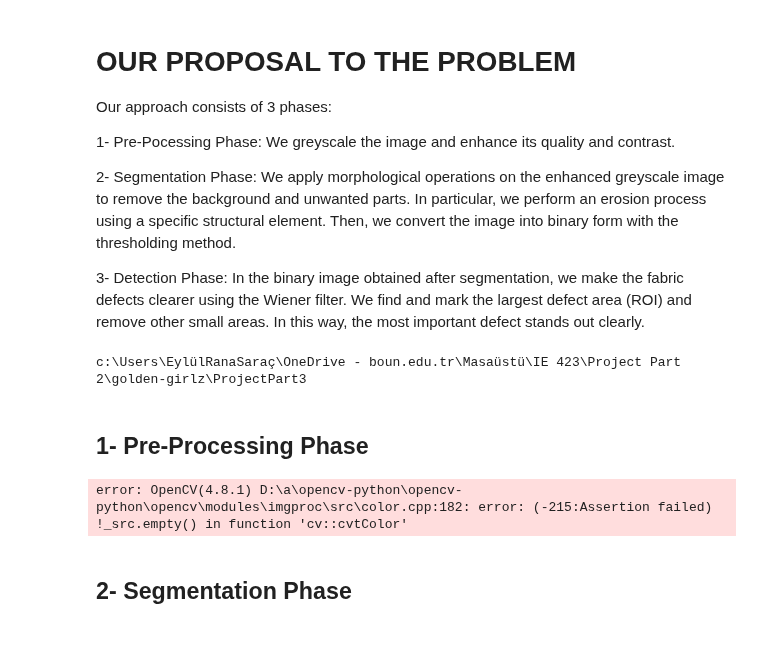
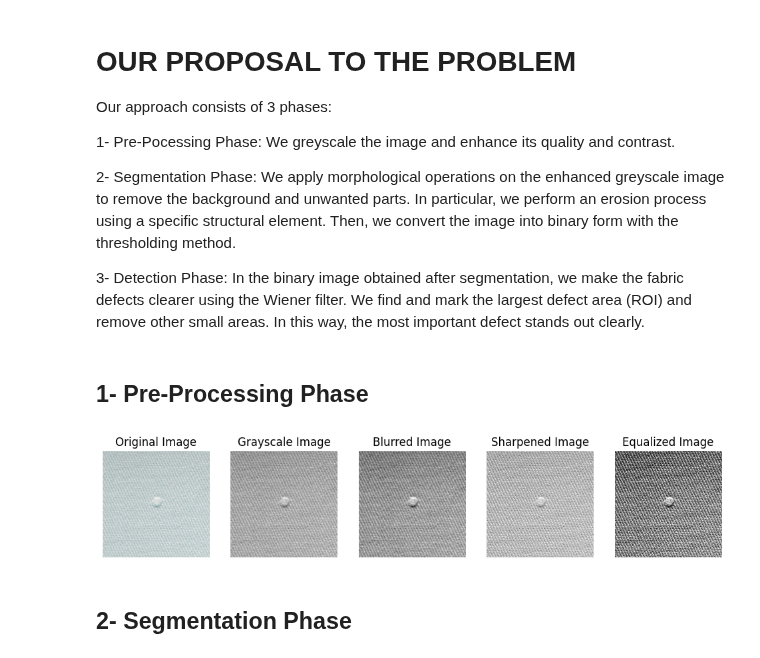
Before and after one commit to eylulranasarac/ie423-group, a Jupyter notebook: ProjectPart3/proposal.ipynb, the cells around one changed output. Drawn from its saved outputs; the diff is of its cells as text; code cells hidden in the pictures.

Commit message:
path düzeltme

```diff
--- a/ProjectPart3/proposal.ipynb
+++ b/ProjectPart3/proposal.ipynb
@@ -13,14 +13,10 @@ import cv2
 import matplotlib.pyplot as plt
 import numpy as np
 from scipy.signal import wiener
-import os
-print(os.getcwd())
-# %% [output]
-c:\Users\EylülRanaSaraç\OneDrive - boun.edu.tr\Masaüstü\IE 423\Project Part 2\golden-girlz\ProjectPart3
 # %% [markdown]
 ## 1- Pre-Processing Phase
 # %%
-image_path = "ProjectPart3\\rawimage\\0012.jpg"
+image_path = "rawimage\\0012.jpg"
 
 original_image = cv2.imread(image_path)
 
@@ -38,37 +34,37 @@ sharpened_image = cv2.filter2D(blurred_image, -1, sharpening_kernel)
 
 # enhance contrast with histogram equalization
 equalized_image = cv2.equalizeHist(sharpened_image)
-# %% [output]
-error: OpenCV(4.8.1) D:\a\opencv-python\opencv-python\opencv\modules\imgproc\src\color.cpp:182: error: (-215:Assertion failed) !_src.empty() in function 'cv::cvtColor'
 # %%
 # Show results
 plt.figure(figsize=(12, 12))
-plt.subplot(2, 5, 1)
+plt.subplot(1, 5, 1)
 plt.imshow(colored_image)
 plt.title('Original Image')
 plt.axis('off')
 
-plt.subplot(2, 5, 2)
+plt.subplot(1, 5, 2)
 plt.imshow(grayscale_image, cmap='gray')
 plt.title('Grayscale Image')
 plt.axis('off')
 
-plt.subplot(2, 5, 3)
+plt.subplot(1, 5, 3)
 plt.imshow(blurred_image, cmap='gray')
 plt.title('Blurred Image')
 plt.axis('off')
 
-plt.subplot(2, 5, 4)
+plt.subplot(1, 5, 4)
 plt.imshow(sharpened_image, cmap='gray')
 plt.title('Sharpened Image')
 plt.axis('off')
 
-plt.subplot(2, 5, 5)
+plt.subplot(1, 5, 5)
 plt.imshow(equalized_image, cmap='gray')
 plt.title('Equalized Image')
 plt.axis('off')
 
-#plt.show()
+plt.show()
+# %% [output]
+[figure, added]
 # %% [markdown]
 ## 2- Segmentation Phase
 # %%
```
Also changed, not shown: parts of 6 cells of this notebook, 1 other file.
